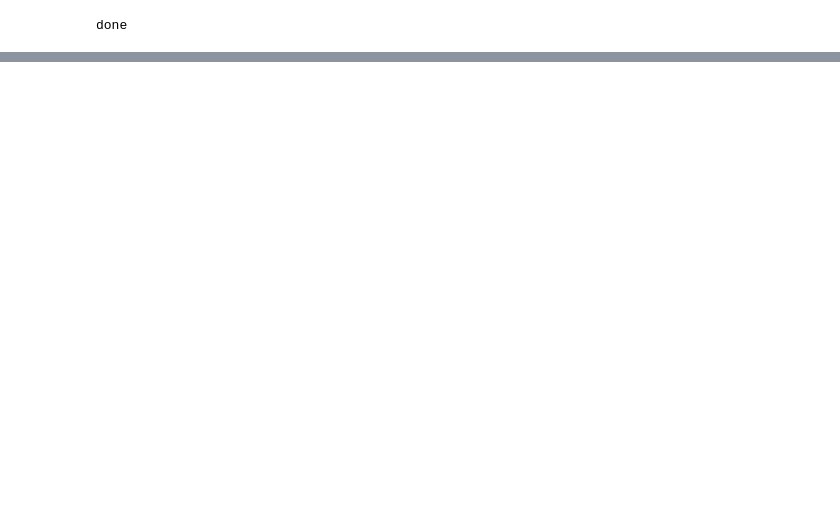
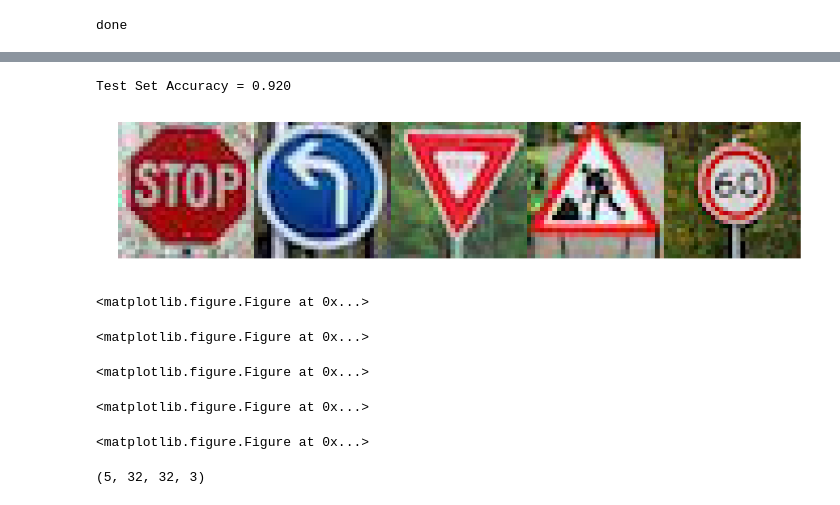
Before and after one commit to shank16/CarND-Traffic-Sign-Classifier-Project, a Jupyter notebook: Untitled.ipynb, the cells around one changed output, grey strips where cells are left out. Drawn from its saved outputs; the diff is of its cells as text; code cells hidden in the pictures; blank space fills up the shorter version.

```diff
--- a/Untitled.ipynb
+++ b/Untitled.ipynb
@@ -184,8 +184,8 @@ for class_n in range(n_classes):
     print(class_n, ': ', end='')
     class_indices = np.where(y_train_con == class_n)
     n_samples = len(class_indices[0])
-    if n_samples < min_desired:
-        for i in range(mean_desired - n_samples):
+    if n_samples < 1000:
+        for i in range(1000 - n_samples):
             input_indices.append(class_indices[0][i%n_samples])
             output_indices.append(X_train_con.shape[0])
             new_img = X_train_con[class_indices[0][i % n_samples]]
@@ -253,7 +253,7 @@ from numpy import newaxis
 print('Preprocessing training data...')
 
 # Iterate through grayscale
-X_train_gr = greyscale(X_train_con)
+X_train_gr = greayscale(X_train_con)
 X_train_gr = X_train_gr[..., newaxis]
 
 print('processed training data.')
@@ -262,7 +262,7 @@ print('processed training data.')
 print("Processed training data shape =", X_train_gr.shape)
 
 print('Preprocessing validation data...')
-X_valid_gr = greyscale(X_valid)
+X_valid_gr = grayscale(X_valid)
 X_valid_gr = X_valid_gr[..., newaxis]
 print('Processed Validation data.')
 
@@ -270,7 +270,7 @@ print('Processed Validation data.')
 print("Processed validation data shape =", X_valid_gr.shape)
 
 print('Preprocessing test data...')
-X_test_gr = greyscale(X_test)
+X_test_gr = grayscale(X_test)
 X_test_gr = X_test_gr[..., newaxis]
 print('processed testing data.')
 
@@ -356,7 +356,7 @@ X_train, y_train = shuffle(X_train_grn, y_train_grn)
 # %%
 import tensorflow as tf
 
-EPOCHS = 50
+EPOCHS = 30
 BATCH_SIZE = 100
 
 print('done')
@@ -515,9 +515,9 @@ print('done')
 # %% [output]
 done
 # %%
-learning_rate = 0.0007
+learning_rate = 0.0009
 
-logits = LeNet2(x)
+logits = LeNet(x)
 cross_entropy = tf.nn.softmax_cross_entropy_with_logits(logits, one_hot_y)
 loss_operation = tf.reduce_mean(cross_entropy)
 optimizer = tf.train.AdamOptimizer(learning_rate)
@@ -587,0 +582,49 @@ KeyboardInterrupt:
+# %%
+with tf.Session() as sess:
+    sess.run(tf.global_variables_initializer())
+    saver2 = tf.train.import_meta_graph('./lenet.meta')
+    saver2.restore(sess, "./lenet")
+    test_accuracy = evaluate(X_test_grn, y_test)
+    print("Test Set Accuracy = {:.3f}".format(test_accuracy))
+# %% [output]
+Test Set Accuracy = 0.920
+# %%
+import os
+import matplotlib.image as mpimg
+add_pics = os.listdir("add_pics/")
+# Drop the mac's created '.DS_Store' file
+add_pics = add_pics[0:5]
+
+# Show the images, add to a list to process for classifying
+add_pics_data = []
+for i in add_pics:
+    i = 'add_pics/' + i
+    image = mpimg.imread(i)
+    add_pics_data.append(image)
+
+fig, ax = plt.subplots(1,5, figsize=(15, 6))
+fig.subplots_adjust(hspace = .2, wspace=.001)
+ax = ax.ravel()
+
+for i in range(5):
+    index = i
+    image = add_pics_data[index]
+
+    plt.figure(figsize=(1,1))
+    ax[i].imshow(image)
+    ax[i].axis('off')
+# %% [output]
+[figure, added]
+<matplotlib.figure.Figure at 0x...>
+<matplotlib.figure.Figure at 0x...>
+<matplotlib.figure.Figure at 0x...>
+<matplotlib.figure.Figure at 0x...>
+<matplotlib.figure.Figure at 0x...>
+# %%
+# Make into numpy array for processing
+add_pics_data = np.array(add_pics_data)
+
+# First, double-check the image shape to make sure it matches the original data's 32x32x3 size
+print(add_pics_data.shape)
+# %% [output]
+(5, 32, 32, 3)
```
Also changed, not shown: parts of 10 cells of this notebook, 10 other files.
